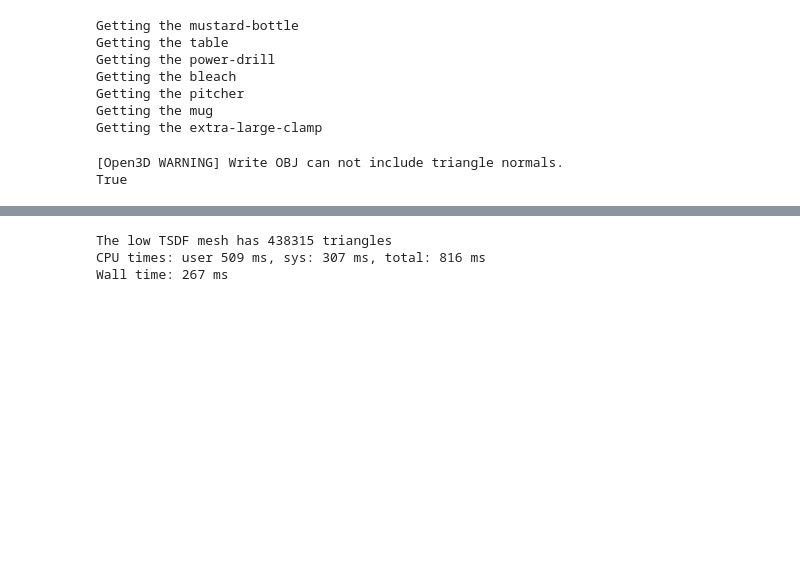
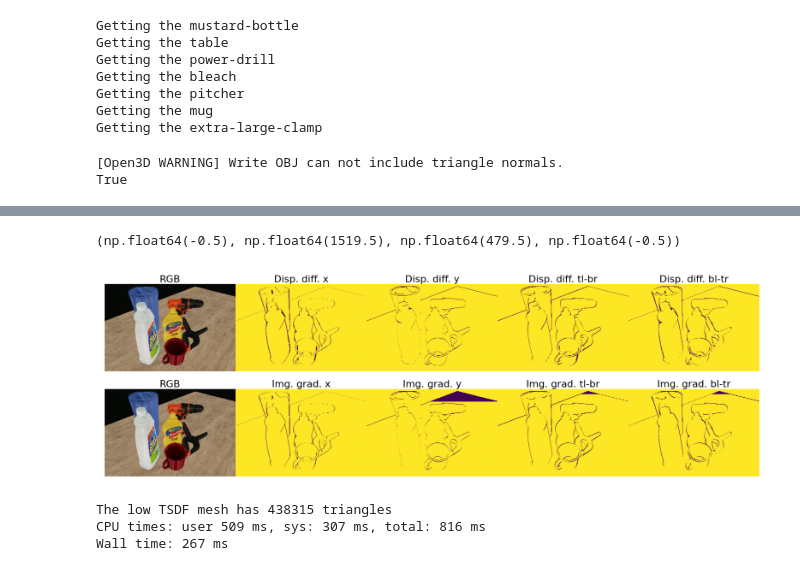
Before and after one commit to 10Electra/MSc-Project, a Jupyter notebook: notebooks/evaluation_scene.ipynb, the cells around one changed output, grey strips where cells are left out. Cells and saved outputs as stored; diff of their text form; code cells hidden in the pictures; blank space fills up the shorter version.

```diff
--- a/notebooks/evaluation_scene.ipynb
+++ b/notebooks/evaluation_scene.ipynb
@@ -139,3 +265,12 @@ scan_meshes = [m for scan in scans for m,w in scan]
+# %%
+img1 = plt.imread('../screenshots/disp_diff_1.png')
+img2 = plt.imread('../screenshots/disp_diff_2.png')
+plt.figure(figsize=(20,20))
+plt.imshow(np.concatenate([img1, img2], axis=0))
+plt.axis('off')
+# %% [output]
+(np.float64(-0.5), np.float64(1519.5), np.float64(479.5), np.float64(-0.5))
+[figure, added]
 # %%
 diff_mesh_colours = distinct_colours(len(scan_meshes))
 diff_col_meshes = []
```
Also changed, not shown: parts of 8 cells of this notebook, 7 other files.
